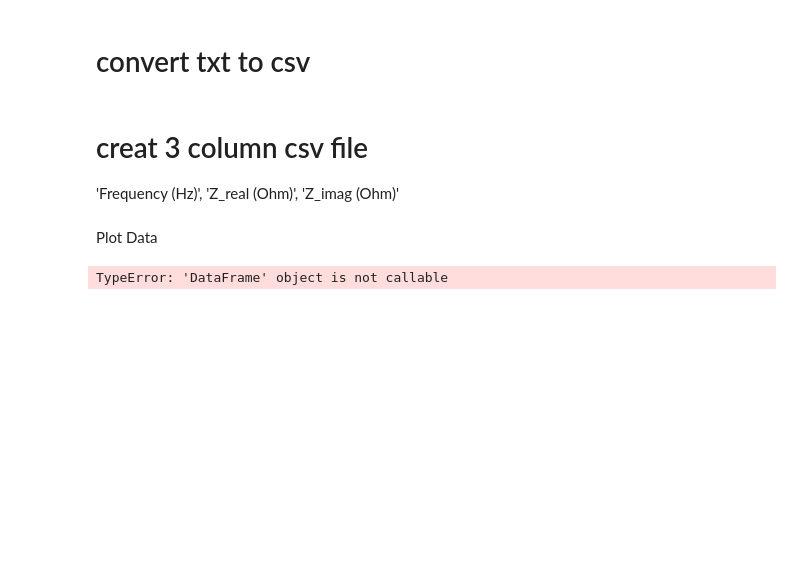
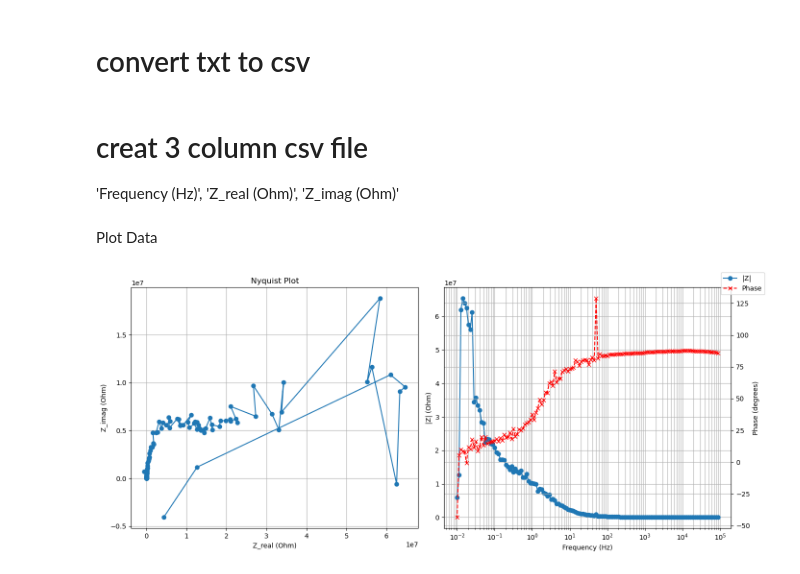
Before and after one commit to Tor91/EIS, a Jupyter notebook: prepData.ipynb, the cells around one changed output. Saved outputs shown, nothing was run; the diff lists cells and outputs as text; code cells hidden in the pictures; blank space fills up the shorter version.

```diff
--- a/prepData.ipynb
+++ b/prepData.ipynb
@@ -37,7 +37,46 @@ output_file = "Zsim.csv"
 #>> print(df_cleaned.head())
 # %% [markdown]
 Plot Data
-# %%
-df = pd.read_csv('YSZ_Si_T290ohm_C01_3.csv')
-# %% [output]
-TypeError: 'DataFrame' object is not callable
+# %%
+import pandas as pd
+import matplotlib.pyplot as plt
+import numpy as np
+
+# Read the CSV file
+df = pd.read_csv('YSZ_Si_T290ohm_C01_3.csv')
+
+# assign column names
+df.columns = ['Frequency (Hz)', 'Z_real (Ohm)', 'Z_imag (Ohm)']
+
+# Calculate |Z| (impedance magnitude) and phase
+df['|Z| (Ohm)'] = np.sqrt(df['Z_real (Ohm)']**2 + df['Z_imag (Ohm)']**2)
+df['Phase (degrees)'] = np.degrees(np.arctan2(df['Z_imag (Ohm)'], df['Z_real (Ohm)']))
+
+# Create the subplots
+fig, (ax1, ax2) = plt.subplots(1, 2, figsize=(14, 6))
+
+# Nyquist plot (Z_real vs Z_imag)
+ax1.plot(df['Z_real (Ohm)'], df['Z_imag (Ohm)'], 'o-')
+ax1.set_xlabel('Z_real (Ohm)')
+ax1.set_ylabel('Z_imag (Ohm)')
+ax1.set_title('Nyquist Plot')
+ax1.grid()
+
+# Bode plot (|Z| vs Frequency and Phase vs Frequency)
+ax2.plot(df['Frequency (Hz)'], df['|Z| (Ohm)'], 'o-', label='|Z|')
+ax2.set_xlabel('Frequency (Hz)')
+ax2.set_ylabel('|Z| (Ohm)')
+ax2.set_xscale('log')
+ax2.grid(which='both', axis='both')
+
+ax3 = ax2.twinx()
+ax3.plot(df['Frequency (Hz)'], df['Phase (degrees)'], 'x--', color='r', label='Phase')
+ax3.set_ylabel('Phase (degrees)')
+ax3.grid(which='both', axis='both')
+
+fig.legend(loc='upper right')
+
+plt.tight_layout()
+plt.show()
+# %% [output]
+[figure, added]
```
Also changed, not shown: parts of 13 cells of this notebook, 1 other file.
